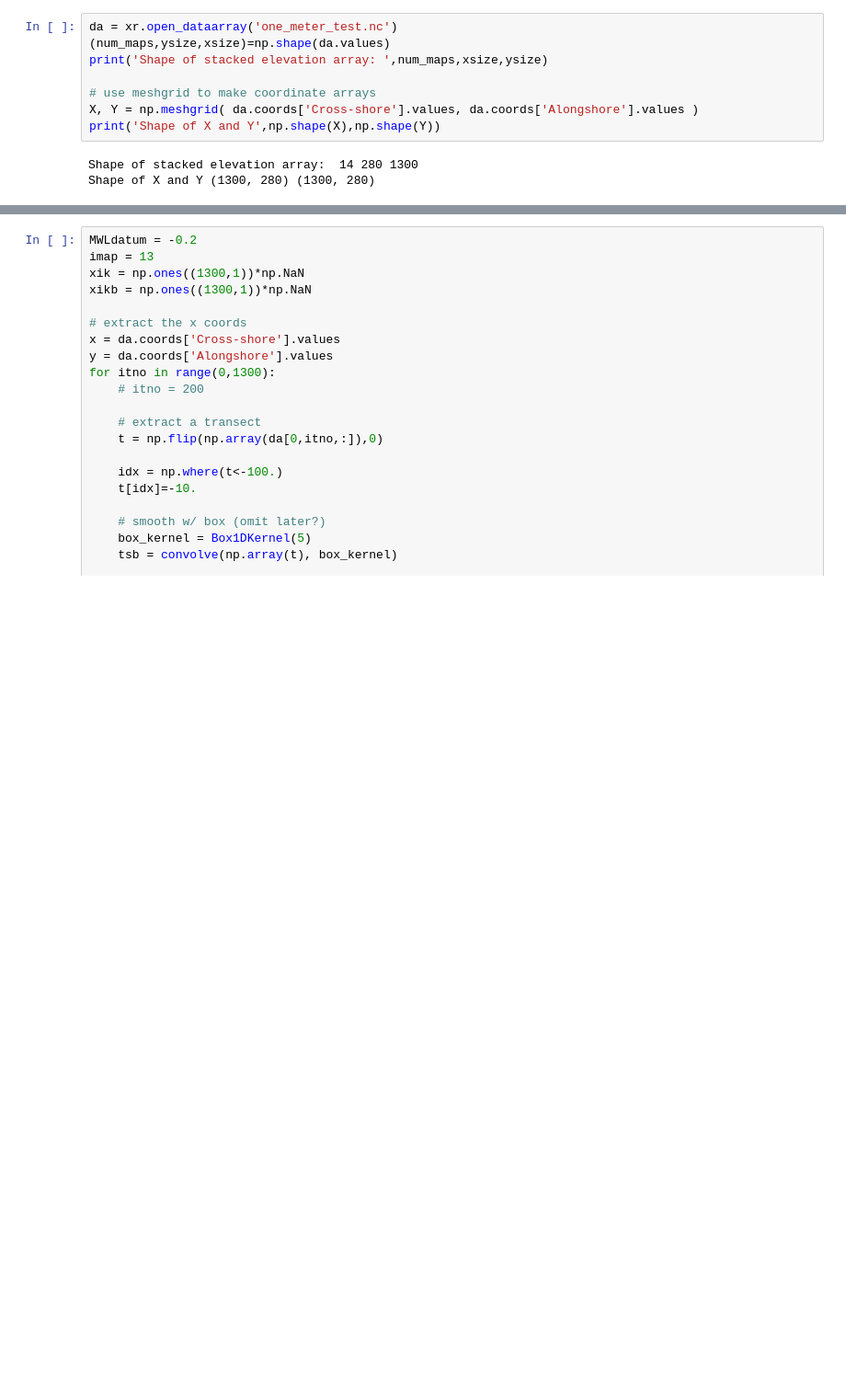
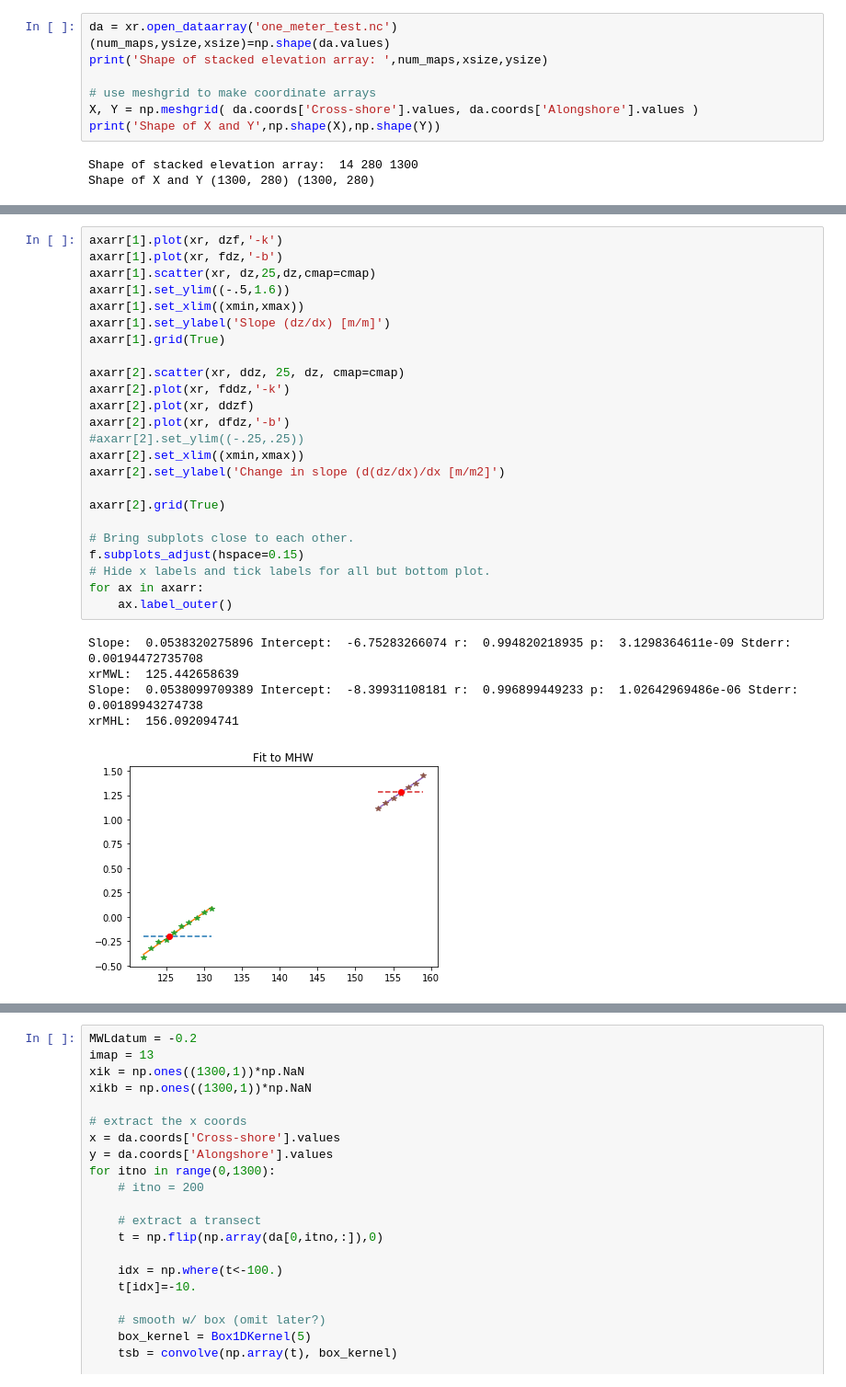
Before and after one commit to csherwood-usgs/Raster_calcs, a Jupyter notebook: Sandwich_profiles_from_xarray.ipynb, the cells around one changed output, grey strips where cells are left out. Shown at 92% size. Drawn from its saved outputs; the diff is of its cells as text; blank space fills up the shorter version.

```diff
--- a/Sandwich_profiles_from_xarray.ipynb
+++ b/Sandwich_profiles_from_xarray.ipynb
@@ -135,0 +132,30 @@ xrMWL:  120.283965459
+# %%
+axarr[1].plot(xr, dzf,'-k')
+axarr[1].plot(xr, fdz,'-b')
+axarr[1].scatter(xr, dz,25,dz,cmap=cmap)
+axarr[1].set_ylim((-.5,1.6))
+axarr[1].set_xlim((xmin,xmax))
+axarr[1].set_ylabel('Slope (dz/dx) [m/m]')
+axarr[1].grid(True)
+
+axarr[2].scatter(xr, ddz, 25, dz, cmap=cmap)
+axarr[2].plot(xr, fddz,'-k')
+axarr[2].plot(xr, ddzf)
+axarr[2].plot(xr, dfdz,'-b')
+#axarr[2].set_ylim((-.25,.25))
+axarr[2].set_xlim((xmin,xmax))
+axarr[2].set_ylabel('Change in slope (d(dz/dx)/dx [m/m2]')
+
+axarr[2].grid(True)
+
+# Bring subplots close to each other.
+f.subplots_adjust(hspace=0.15)
+# Hide x labels and tick labels for all but bottom plot.
+for ax in axarr:
+    ax.label_outer()
+# %% [output]
+Slope:  0.0538320275896 Intercept:  -6.75283266074 r:  0.994820218935 p:  3.1298364611e-09 Stderr:  0.00194472735708
+xrMWL:  125.442658639
+Slope:  0.0538099709389 Intercept:  -8.39931108181 r:  0.996899449233 p:  1.02642969486e-06 Stderr:  0.00189943274738
+xrMHL:  156.092094741
+[figure, added]
```
Also changed, not shown: parts of 6 cells of this notebook.
